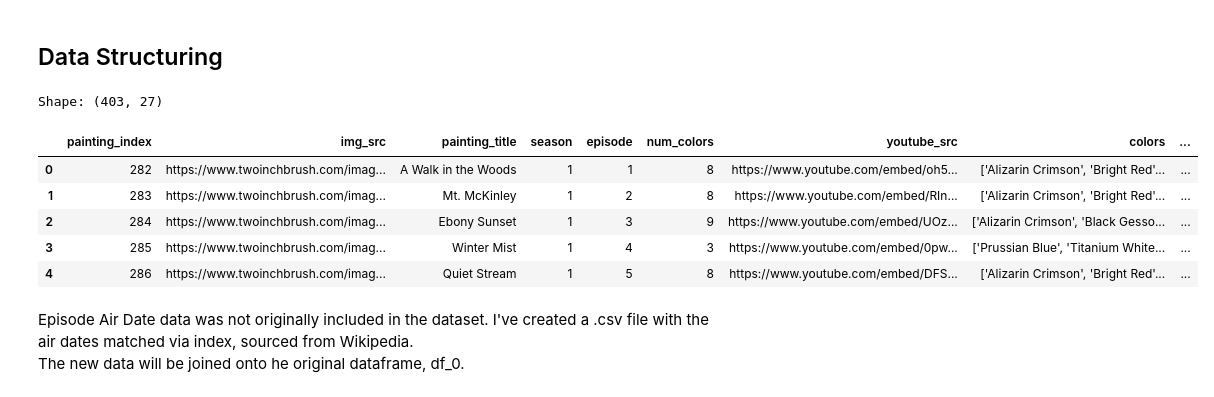
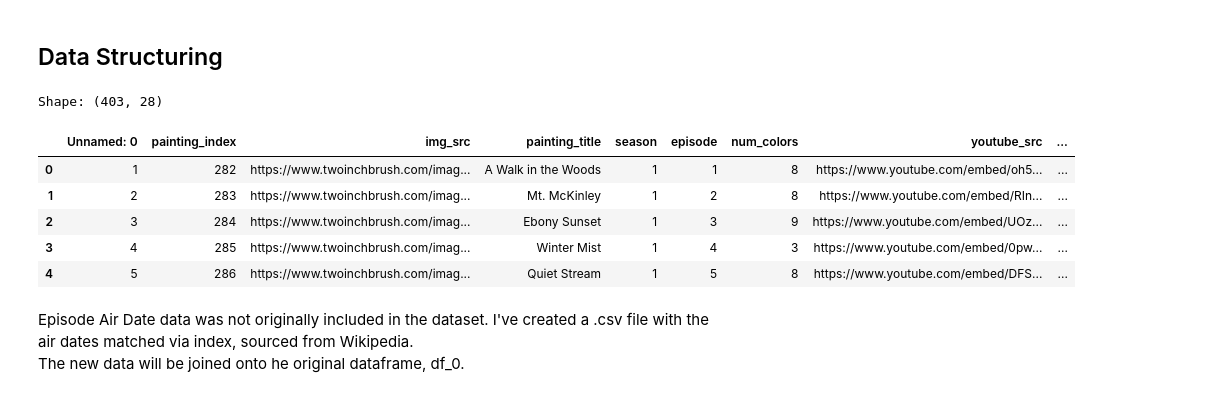
Before and after one commit to tyleretheridge/CabinChance, a Jupyter notebook: notebooks/Painting Analysis.ipynb, the cells around one changed output. Cells and saved outputs as stored; diff of their text form; code cells hidden in the pictures.

```diff
--- a/notebooks/Painting Analysis.ipynb
+++ b/notebooks/Painting Analysis.ipynb
@@ -25,17 +25,17 @@ pd.options.display.max_rows = None
 # %%
 # Read in data from external source
 data = pd.read_csv('../data/bob_ross_paintings.csv')
-df_0 = pd.DataFrame(data).drop('Unnamed: 0', axis=1)
+df_0 = pd.DataFrame(data)
 print(f'Shape: {df_0.shape}')
 df_0.head()
 # %% [output]
-Shape: (403, 27)
+Shape: (403, 28)
-|  | painting_index | img_src | painting_title | season | episode | num_colors | youtube_src | colors | ... |
-| 0 | 282 | https://www.twoinchbrush.com/imag... | A Walk in the Woods | 1 | 1 | 8 | https://www.youtube.com/embed/oh5... | ['Alizarin Crimson', 'Bright Red'... | ... |
-| 1 | 283 | https://www.twoinchbrush.com/imag... | Mt. McKinley | 1 | 2 | 8 | https://www.youtube.com/embed/RIn... | ['Alizarin Crimson', 'Bright Red'... | ... |
-| 2 | 284 | https://www.twoinchbrush.com/imag... | Ebony Sunset | 1 | 3 | 9 | https://www.youtube.com/embed/UOz... | ['Alizarin Crimson', 'Black Gesso... | ... |
-| 3 | 285 | https://www.twoinchbrush.com/imag... | Winter Mist | 1 | 4 | 3 | https://www.youtube.com/embed/0pw... | ['Prussian Blue', 'Titanium White... | ... |
-| 4 | 286 | https://www.twoinchbrush.com/imag... | Quiet Stream | 1 | 5 | 8 | https://www.youtube.com/embed/DFS... | ['Alizarin Crimson', 'Bright Red'... | ... |
+|  | Unnamed: 0 | painting_index | img_src | painting_title | season | episode | num_colors | youtube_src | ... |
+| 0 | 1 | 282 | https://www.twoinchbrush.com/imag... | A Walk in the Woods | 1 | 1 | 8 | https://www.youtube.com/embed/oh5... | ... |
+| 1 | 2 | 283 | https://www.twoinchbrush.com/imag... | Mt. McKinley | 1 | 2 | 8 | https://www.youtube.com/embed/RIn... | ... |
+| 2 | 3 | 284 | https://www.twoinchbrush.com/imag... | Ebony Sunset | 1 | 3 | 9 | https://www.youtube.com/embed/UOz... | ... |
+| 3 | 4 | 285 | https://www.twoinchbrush.com/imag... | Winter Mist | 1 | 4 | 3 | https://www.youtube.com/embed/0pw... | ... |
+| 4 | 5 | 286 | https://www.twoinchbrush.com/imag... | Quiet Stream | 1 | 5 | 8 | https://www.youtube.com/embed/DFS... | ... |
 # %% [markdown]
 Episode Air Date data was not originally included in the dataset. I've created a .csv file with the air dates matched via index, sourced from Wikipedia.
 The new data will be joined onto he original dataframe, df_0.
```
Also changed, not shown: parts of 8 cells of this notebook.
